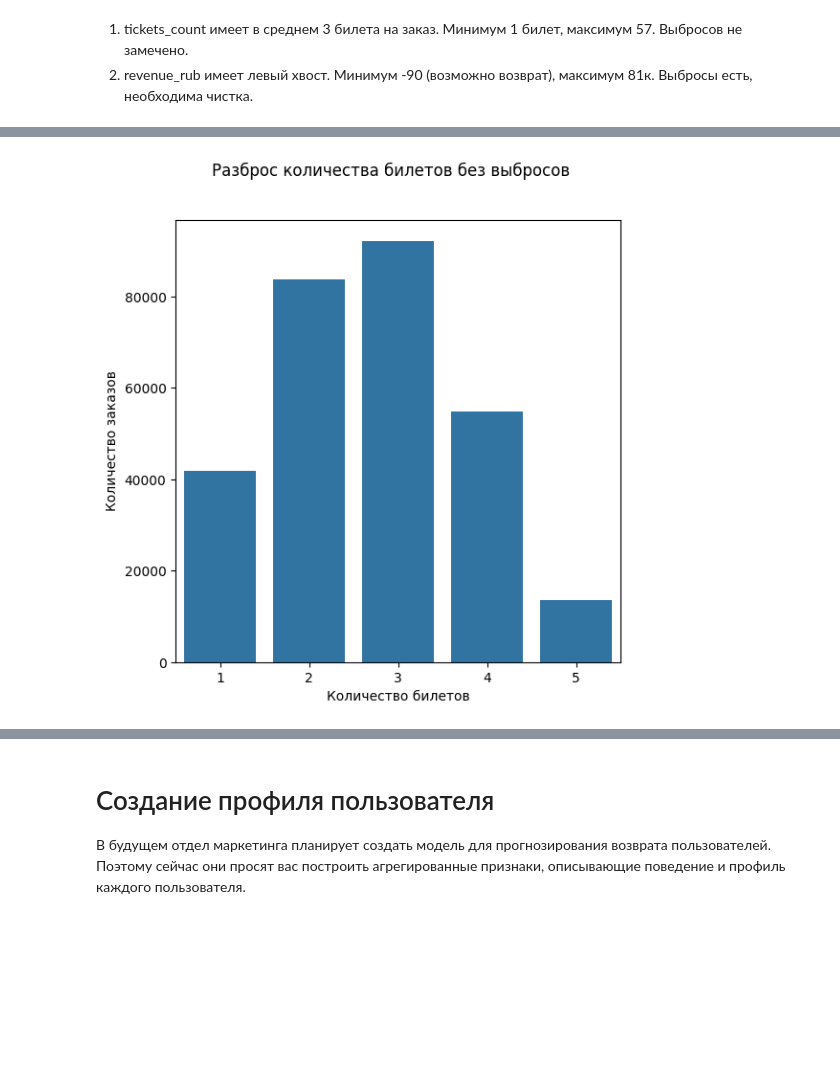
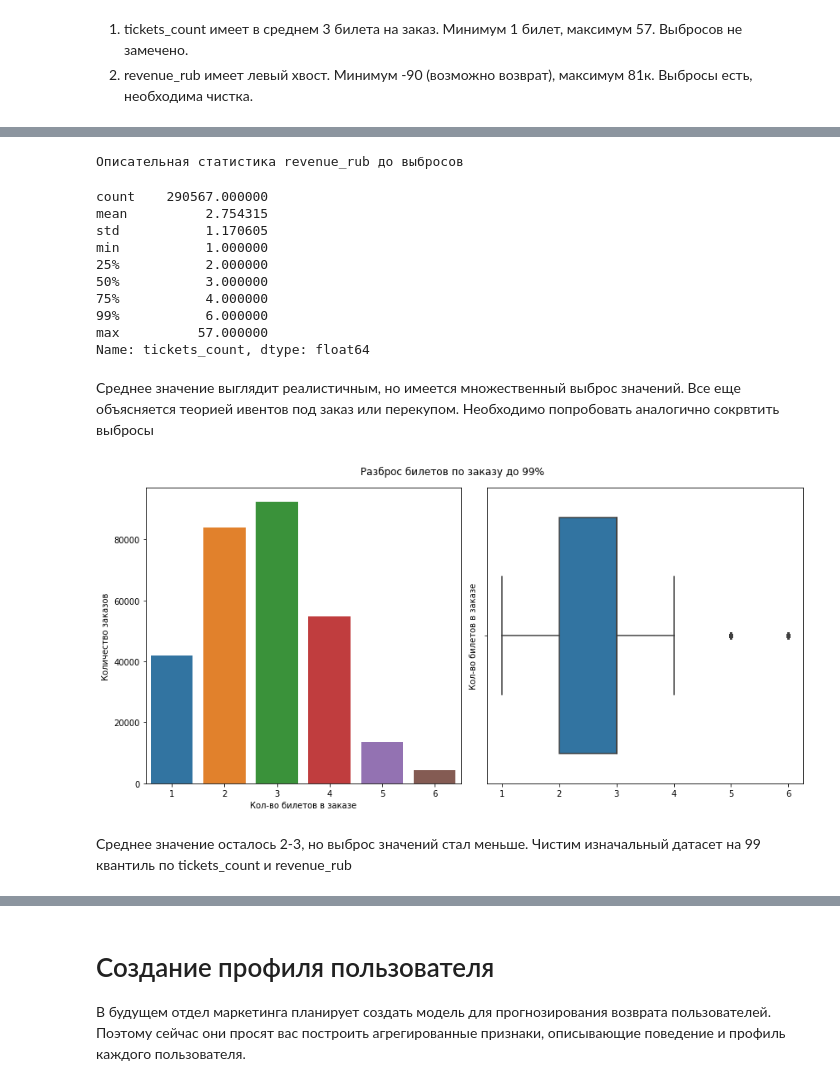
Before and after one commit to VasilevaAnie/project1, a Jupyter notebook: Проект_1.ipynb, the cells around one changed output, grey strips where cells are left out. Cells and saved outputs as stored; diff of their text form; code cells hidden in the pictures; blank space fills up the shorter version.

```diff
--- a/Проект_1.ipynb
+++ b/Проект_1.ipynb
@@ -262,0 +260,11 @@ df.drop(['cdx', 'curs', 'nominal', 'data'], axis=1, inplace=True)
+# %%
+# джоиним таблицы по дате
+df = df.merge(kzt2rub, left_on='order_dt', right_on='data', how='left')
+
+# конвертация
+df['revenue_rub'] = df['revenue'].where(df['currency_code'] == 'rub', df['revenue'] * df['curs'] / 100)
+
+# чистка лишнего
+df.drop(['cdx', 'curs', 'nominal', 'data'], axis=1, inplace=True)
+
+df.head(10)
@@ -395,0 +432,3 @@ dtype: int64
+# %%
+df['region_name'] = df['region_name'].str.lower()
+df['region_name'].value_counts()
@@ -413,0 +467,3 @@ dtype: int64
+# %%
+df['city_name'] = df['city_name'].str.lower()
+df['city_name'].value_counts()
@@ -595,21 +711,42 @@ plt.show()
+# %%
+print ('Описательная статистика revenue_rub до выбросов')
+
+df['tickets_count'].describe(percentiles=[0.25, 0.5, 0.75, 0.99])
+# %% [output]
+Описательная статистика revenue_rub до выбросов
+count    290567.000000
+mean          2.754315
+std           1.170605
+min           1.000000
+25%           2.000000
+50%           3.000000
+75%           4.000000
+99%           6.000000
+max          57.000000
+Name: tickets_count, dtype: float64
+# %% [markdown]
+Среднее значение выглядит реалистичным, но имеется множественный выброс значений. Все еще объясняется теорией ивентов под заказ или перекупом. Необходимо попробовать аналогично сокрвтить выбросы
 # %%
 # Сохранение 99%
-#df_tickets_99 = df['tickets_count'] < df['tickets_count'].quantile(.99)
-df_tickets_count_99_mask = (df['tickets_count'] < df['tickets_count'].quantile(.99))
+tickets_99 = df['tickets_count'].quantile(0.99)
+ticket_counts = df[df['tickets_count'] <= tickets_99]['tickets_count'].value_counts().sort_index()
 # %%
-# Построение графиков с разбросом количества билетов в заказе без выбросов
-fig, axes = plt.subplots(figsize=(6, 6))
+fig, axes = plt.subplots(1, 2, figsize=(12, 6))
+fig.suptitle('Разброс билетов по заказу до 99%')
 
-fig.suptitle('Разброс количества билетов без выбросов')
+sns.barplot(x=ticket_counts.index, y=ticket_counts.values, ax=axes[0])
+axes[0].set(xlabel='Кол-во билетов в заказе', ylabel='Количество заказов')
 
-df_tickets_count_99 = df[df_tickets_count_99_mask]
+filtered_data = df[df['tickets_count'] <= tickets_99]
+sns.boxplot(x=filtered_data['tickets_count'], ax=axes[1])
+axes[1].set(xlabel='', ylabel='Кол-во билетов в заказе')
 
-sns.barplot(df_tickets_count_99.groupby('tickets_count').size(), ax=axes)
-axes.set(xlabel='Количество билетов', ylabel='Количество заказов')
-
+plt.tight_layout()
 plt.show()
 # %% [output]
-[figure, old version]
+[figure, new version]
+# %% [markdown]
+Среднее значение осталось 2-3, но выброс значений стал меньше. Чистим изначальный датасет на 99 квантиль по tickets_count и revenue_rub
 # %%
 df_filtered = df[
     (df['tickets_count'] <= df['tickets_count'].quantile(0.99)) &
```
Also changed, not shown: parts of 88 cells of this notebook.
